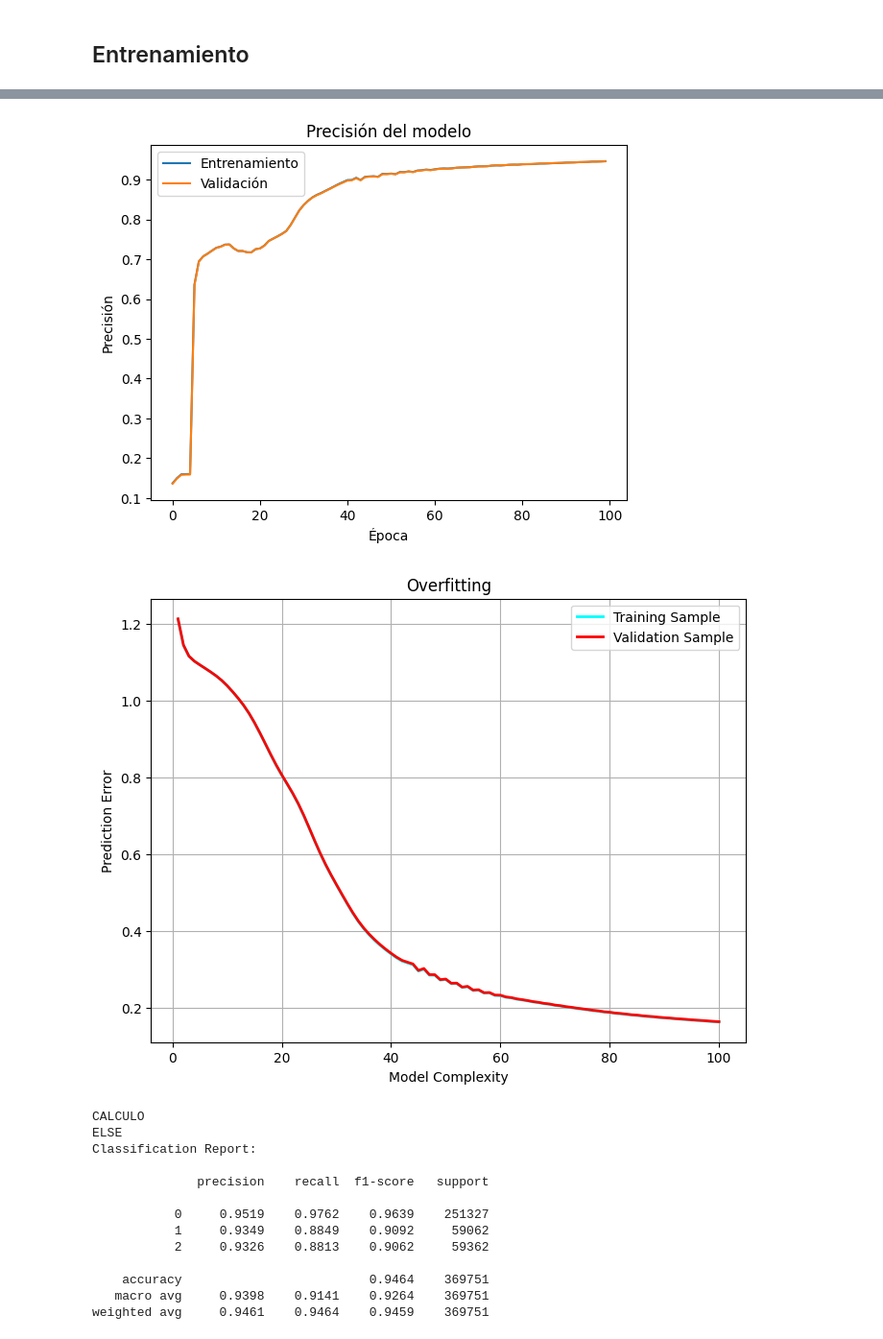
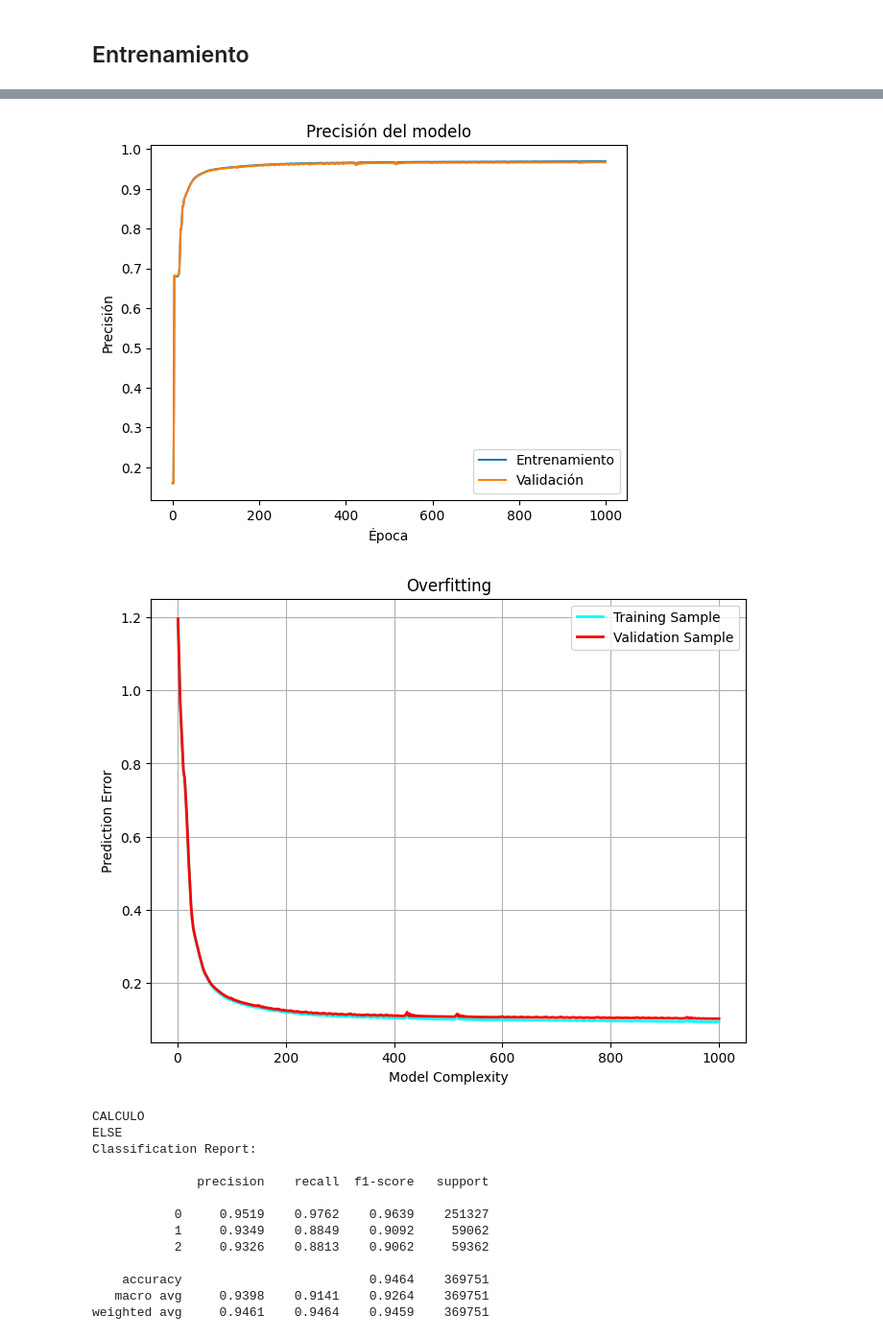
Before and after one commit to valesteban/TESIS, a Jupyter notebook: trainingMultiClass.ipynb, the cells around one changed output, grey strips where cells are left out. Shown at 96% size. Saved outputs shown, nothing was run; the diff lists cells and outputs as text; code cells hidden in the pictures.

```diff
--- a/trainingMultiClass.ipynb
+++ b/trainingMultiClass.ipynb
@@ -33,8 +35,8 @@ data_path = "datasets/DGL_Graph/MYCODEMultiDiGraph/"
 
 gnn = GNN(debug = True)
 gnn.load_dataset(data_path,force_reload= True) # No hay nodos con grado 0
-# gnn.split_dtaset_v2()
-gnn.split_dataset(0.2)
+gnn.split_dtaset_v2()
+# gnn.split_dataset(0.2)
 
 
 edge_label = gnn.dgl_graph.edata['Relationship']
@@ -67,7 +69,7 @@ train_error = []
 val_error = []
 model_complexity = []
 
-for e in range(100):
+for e in range(1000):
     # forward
     h = model(gnn.dgl_graph, gnn.dgl_graph.ndata['feat'])
     logits = pred(gnn.dgl_graph, h)
@@ -145,5 +149,5 @@ In epoch 90, train loss: 0.17201466858386993, val loss: 0.1727253496646881, trai
-[figure, old version]
+[figure, new version]
-[figure, old version]
+[figure, new version]
 # %%
 from utils import cal_acc_pres_f1
 true_labels = gnn.dgl_graph.edata["Relationship"][test_mask]
```
Also changed, not shown: parts of 2 cells of this notebook, 14 other files.
